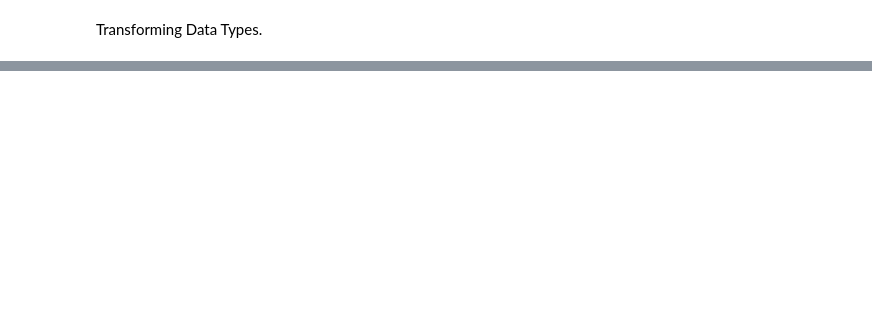
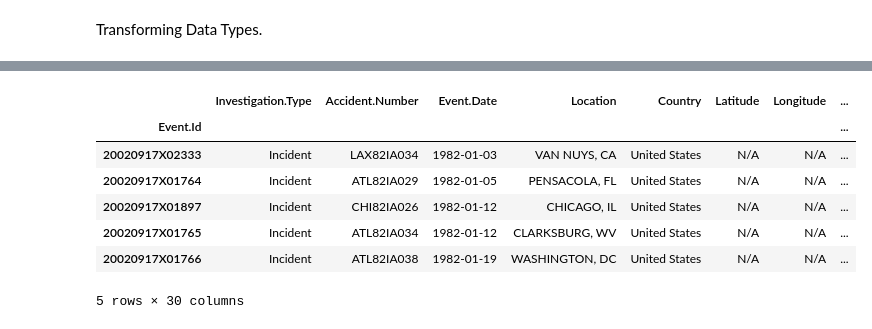
Before and after one commit to Tintin-dataObsessed/Aviation_Accident_Project, a Jupyter notebook: Airplane_Analysis.ipynb, the cells around one changed output, grey strips where cells are left out. Saved outputs shown, nothing was run; the diff lists cells and outputs as text; code cells hidden in the pictures; blank space fills up the shorter version.

```diff
--- a/Airplane_Analysis.ipynb
+++ b/Airplane_Analysis.ipynb
@@ -87,0 +343,13 @@ Transforming Data Types.
+# %%
+#We will now filter for Incidents to get a complete understanding.
+incidents = df1[df1['Investigation.Type'] == 'Incident']
+incidents.head(5)
+# %% [output]
+|  | Investigation.Type | Accident.Number | Event.Date | Location | Country | Latitude | Longitude | ... |
+| Event.Id |  |  |  |  |  |  |  | ... |
+| 20020917X02333 | Incident | LAX82IA034 | 1982-01-03 | VAN NUYS, CA | United States | N/A | N/A | ... |
+| 20020917X01764 | Incident | ATL82IA029 | 1982-01-05 | PENSACOLA, FL | United States | N/A | N/A | ... |
+| 20020917X01897 | Incident | CHI82IA026 | 1982-01-12 | CHICAGO, IL | United States | N/A | N/A | ... |
+| 20020917X01765 | Incident | ATL82IA034 | 1982-01-12 | CLARKSBURG, WV | United States | N/A | N/A | ... |
+| 20020917X01766 | Incident | ATL82IA038 | 1982-01-19 | WASHINGTON, DC | United States | N/A | N/A | ... |
+5 rows × 30 columns
```
Also changed, not shown: parts of 44 cells of this notebook, 4 other files.
